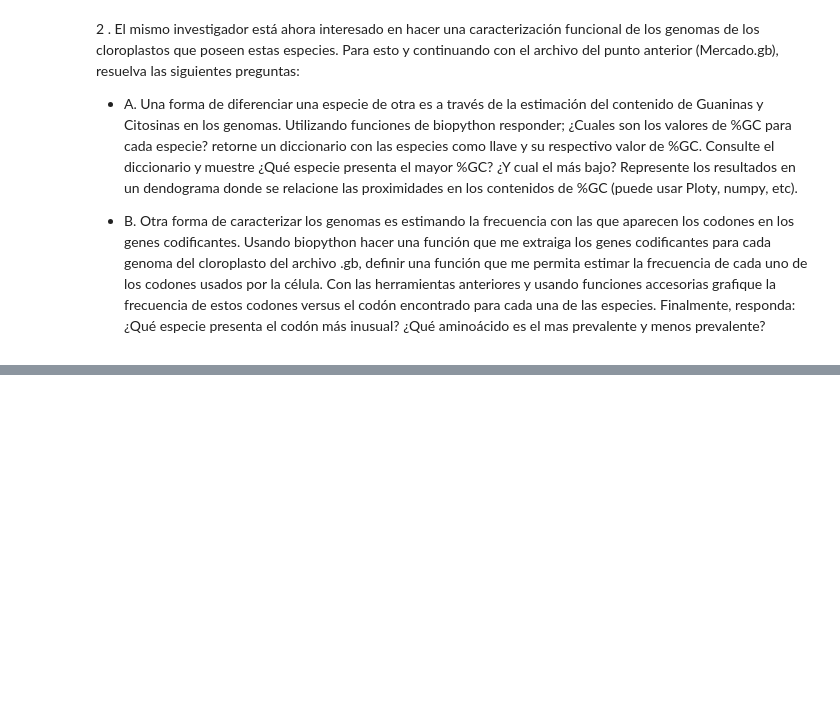
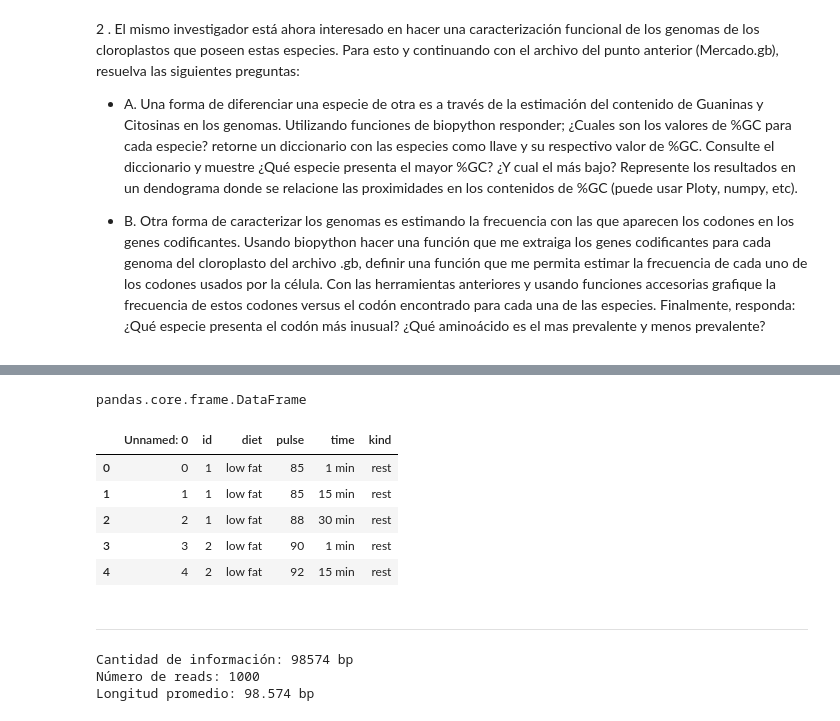
Before and after one commit to UniversidadEAFIT/compubiol_course, a Jupyter notebook: Taller3-ManejoArchivosBioPython.ipynb, the cells around one changed output, grey strips where cells are left out. Saved outputs shown, nothing was run; the diff lists cells and outputs as text; code cells hidden in the pictures; blank space fills up the shorter version.

```diff
--- a/Taller3-ManejoArchivosBioPython.ipynb
+++ b/Taller3-ManejoArchivosBioPython.ipynb
@@ -131,0 +361,17 @@ B
+# %%
+exercise = sns.load_dataset("exercise")
+# %%
+type(exercise)
+# %% [output]
+pandas.core.frame.DataFrame
+# %%
+exercise.head()
+# %% [output]
+|  | Unnamed: 0 | id | diet | pulse | time | kind |
+| 0 | 0 | 1 | low fat | 85 | 1 min | rest |
+| 1 | 1 | 1 | low fat | 85 | 15 min | rest |
+| 2 | 2 | 1 | low fat | 88 | 30 min | rest |
+| 3 | 3 | 2 | low fat | 90 | 1 min | rest |
+| 4 | 4 | 2 | low fat | 92 | 15 min | rest |
+# %% [markdown]
+***
@@ -131,0 +390,10 @@ B
+# %%
+bases = count_bp("../../Biopython/reads.fastq", "fastq")
+nreads = count_reads("../../Biopython/reads.fastq", "fastq")
+print(f'Cantidad de información: {bases} bp')
+print(f'Número de reads: {nreads}')
+print(f'Longitud promedio: {bases/nreads} bp')
+# %% [output]
+Cantidad de información: 98574 bp
+Número de reads: 1000
+Longitud promedio: 98.574 bp
```
Also changed, not shown: parts of 55 cells of this notebook.
